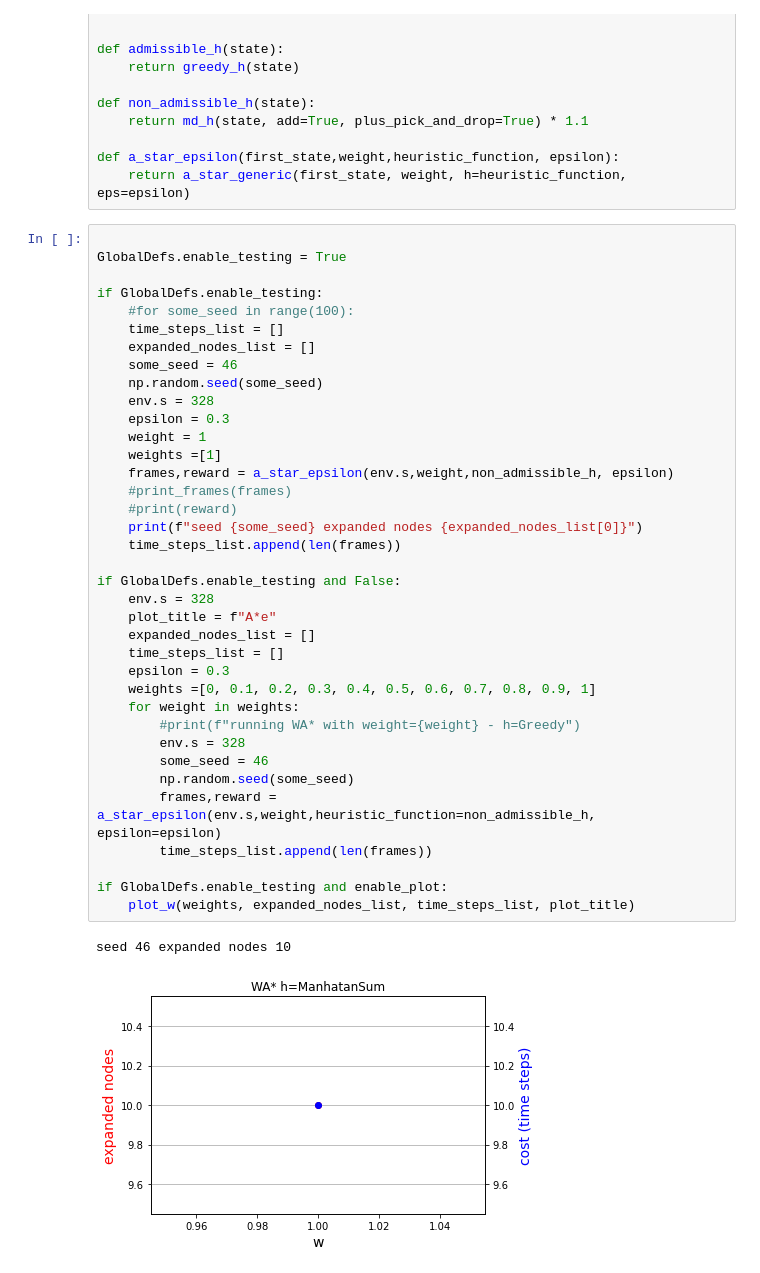
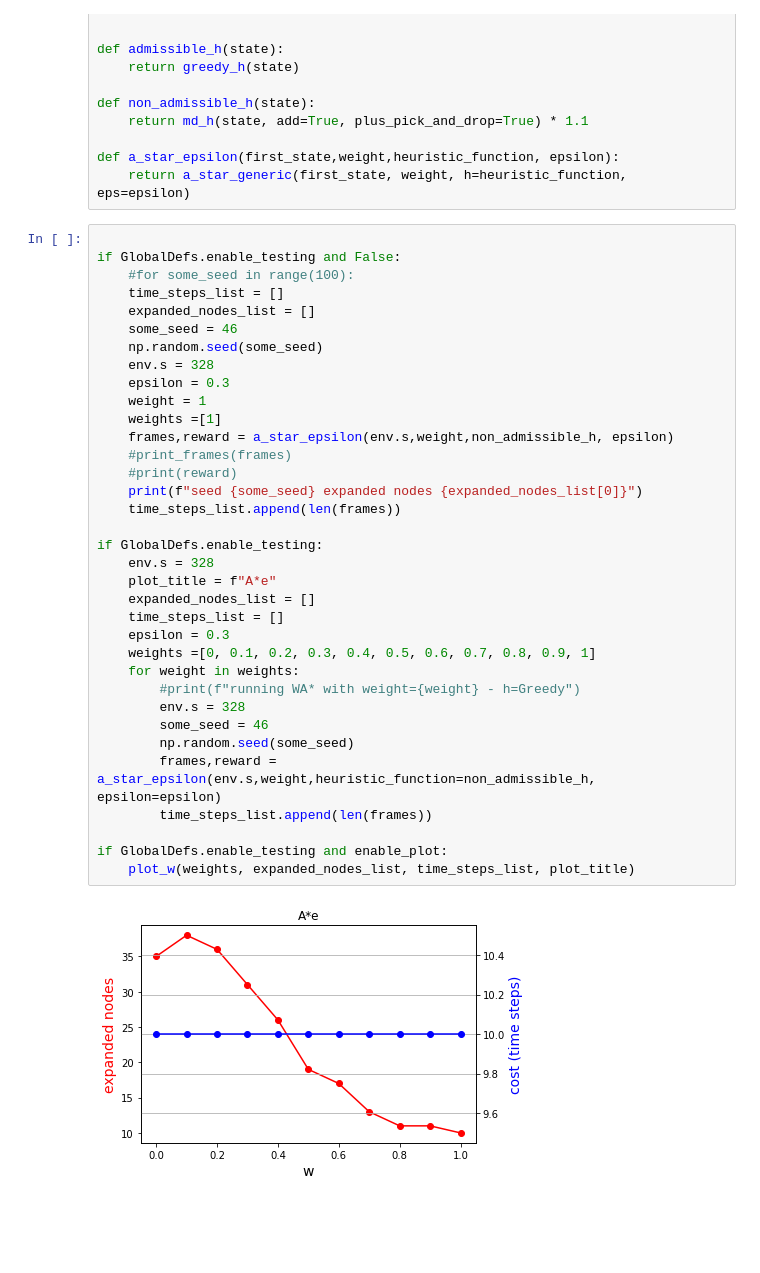
Before and after one commit to ynahum/ai_hw, a Jupyter notebook: hw1/236501_HW1.ipynb, the cells around one changed output. Cells and saved outputs as stored; diff of their text form; blank space fills up the shorter version.

```diff
--- a/hw1/236501_HW1.ipynb
+++ b/hw1/236501_HW1.ipynb
@@ -905,41 +905,38 @@ def a_star_epsilon(first_state,weight,heuristic_function, epsilon):
     return a_star_generic(first_state, weight, h=heuristic_function, eps=epsilon)
 # %%
 
-GlobalDefs.enable_testing = True
-
-if GlobalDefs.enable_testing:
+if GlobalDefs.enable_testing and False:
     #for some_seed in range(100):
     time_steps_list = []
     expanded_nodes_list = []
     some_seed = 46
     np.random.seed(some_seed)
     env.s = 328
     epsilon = 0.3
     weight = 1
     weights =[1]
     frames,reward = a_star_epsilon(env.s,weight,non_admissible_h, epsilon)
     #print_frames(frames)
     #print(reward)
     print(f"seed {some_seed} expanded nodes {expanded_nodes_list[0]}")
     time_steps_list.append(len(frames))
 
-if GlobalDefs.enable_testing and False:
+if GlobalDefs.enable_testing:
     env.s = 328
     plot_title = f"A*e"
     expanded_nodes_list = []
     time_steps_list = []
     epsilon = 0.3
     weights =[0, 0.1, 0.2, 0.3, 0.4, 0.5, 0.6, 0.7, 0.8, 0.9, 1]
     for weight in weights:
         #print(f"running WA* with weight={weight} - h=Greedy")
         env.s = 328
         some_seed = 46
         np.random.seed(some_seed)
         frames,reward = a_star_epsilon(env.s,weight,heuristic_function=non_admissible_h, epsilon=epsilon)
         time_steps_list.append(len(frames))
 
 if GlobalDefs.enable_testing and enable_plot:
     plot_w(weights, expanded_nodes_list, time_steps_list, plot_title)
 # %% [output]
-seed 46 expanded nodes 10
-[figure, old version]
+[figure, new version]
```
Also changed, not shown: 2 other files.
